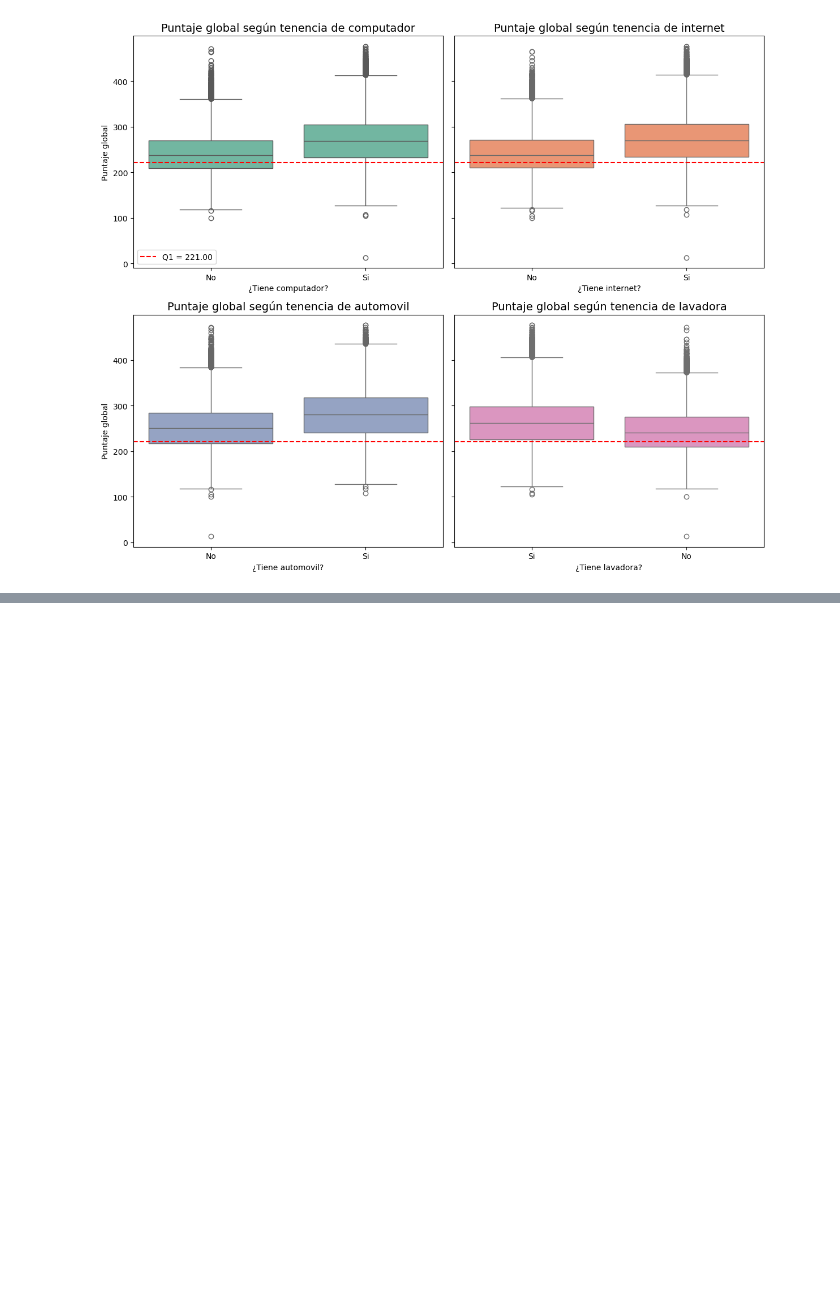
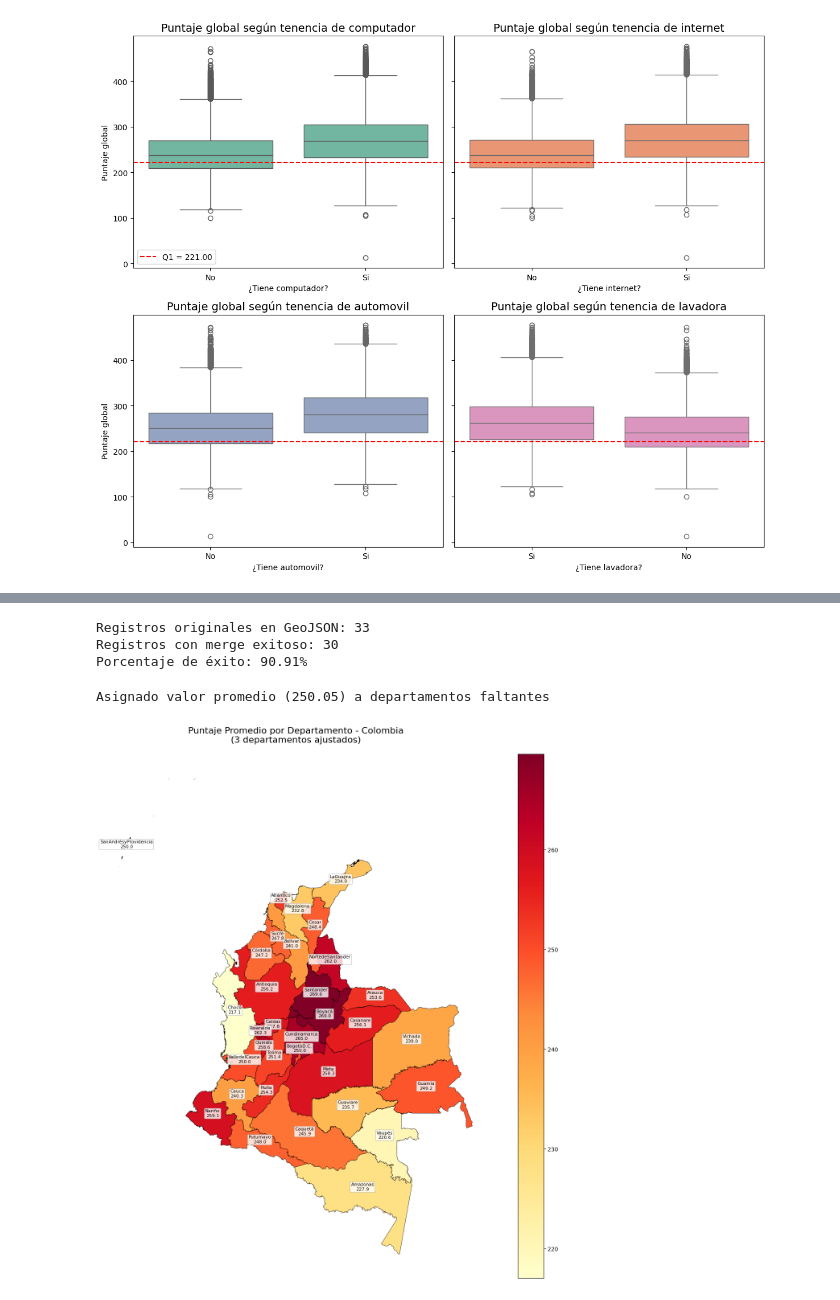
Before and after one commit to Mariapaulaestupinan/Proyecto-2-Analitica, a Jupyter notebook: analisis_de_datos/Analisis de datos.ipynb, the cells around one changed output, grey strips where cells are left out. Saved outputs shown, nothing was run; the diff lists cells and outputs as text; code cells hidden in the pictures; blank space fills up the shorter version.

```diff
--- a/analisis_de_datos/Analisis de datos.ipynb
+++ b/analisis_de_datos/Analisis de datos.ipynb
@@ -780,0 +870,12 @@ plt.show()
+# %%
+# 2. Crear función para normalizar nombres (MAYÚSCULAS y sin tildes)
+def normalizar_nombre(nombre):
+    # Quitar tildes y caracteres especiales
+    nombre = unicodedata.normalize('NFKD', nombre).encode('ASCII', 'ignore').decode('ASCII')
+    return nombre.upper()
+
+# 3. Aplicar normalización a los nombres en el GeoJSON
+colombia['NOMBRE_NORMALIZADO'] = colombia['NAME_1'].apply(normalizar_nombre)
+# %%
+# 5. Calcular promedios por departamento
+df_promedios = datos_factores_socio_economicos.groupby('cole_depto_ubicacion')['punt_global'].mean().reset_index()
@@ -780,0 +987,59 @@ plt.show()
+# %%
+# Verifica el número de coincidencias
+print(f"Registros originales en GeoJSON: {len(colombia)}")
+print(f"Registros con merge exitoso: {colombia['punt_global'].notna().sum()}")
+print(f"Porcentaje de éxito: {colombia['punt_global'].notna().mean()*100:.2f}%")
+# %% [output]
+Registros originales en GeoJSON: 33
+Registros con merge exitoso: 30
+Porcentaje de éxito: 90.91%
+# %%
+# Asignar valor promedio general a los faltantes
+if colombia['punt_global'].isna().any():
+    promedio_general = df_promedios['punt_global'].mean()
+    colombia['punt_global'] = colombia['punt_global'].fillna(promedio_general)
+    print(f"\nAsignado valor promedio ({promedio_general:.2f}) a departamentos faltantes")
+# %% [output]
+Asignado valor promedio (250.05) a departamentos faltantes
+# %%
+import matplotlib.pyplot as plt
+from matplotlib.colors import Normalize, LinearSegmentedColormap
+
+# Configurar colores
+cmap = plt.get_cmap('YlOrRd').copy()
+cmap.set_under('lightgrey')  # Color para valores faltantes (si usas -1)
+
+fig, ax = plt.subplots(figsize=(14, 14))
+
+# Crear mapa
+colombia.plot(
+    column='punt_global',
+    cmap=cmap,
+    ax=ax,
+    legend=True,
+    edgecolor='black',
+    linewidth=0.5,
+    missing_kwds={'color': 'lightgrey', 'hatch': '///', 'label': 'Sin datos'}
+)
+
+# Añadir etiquetas
+for idx, row in colombia.iterrows():
+    label = f"{row['NAME_1']}\n{row['punt_global']:.1f}" if not pd.isna(row['punt_global']) else row['NAME_1']
+    ax.annotate(
+        text=label,
+        xy=row['geometry'].centroid.coords[0],
+        ha='center',
+        fontsize=8,
+        bbox=dict(boxstyle="round,pad=0.2", fc="white", ec="gray", lw=0.5, alpha=0.8)
+    )
+
+# Personalización
+ax.set_title('Puntaje Promedio por Departamento - Colombia\n(3 departamentos ajustados)',
+             fontsize=16, pad=20)
+ax.set_axis_off()
+
+plt.tight_layout()
+plt.savefig('mapa_final_ajustado.png', dpi=300, bbox_inches='tight')
+plt.show()
+# %% [output]
+[figure, added]
```
Also changed, not shown: parts of 11 cells of this notebook.
